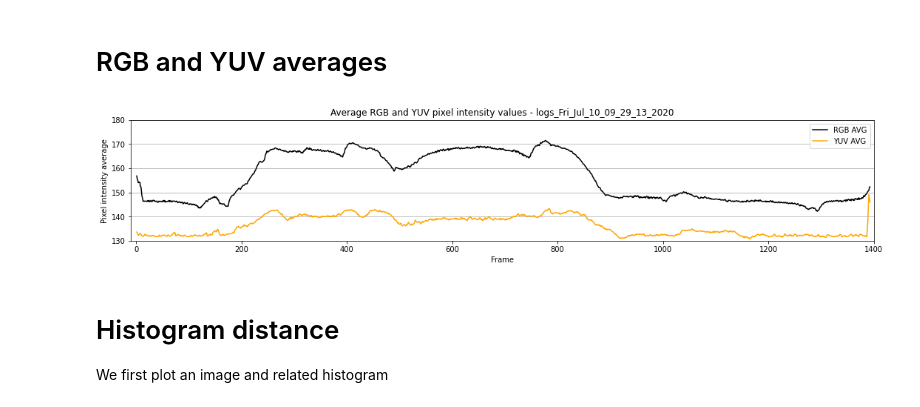
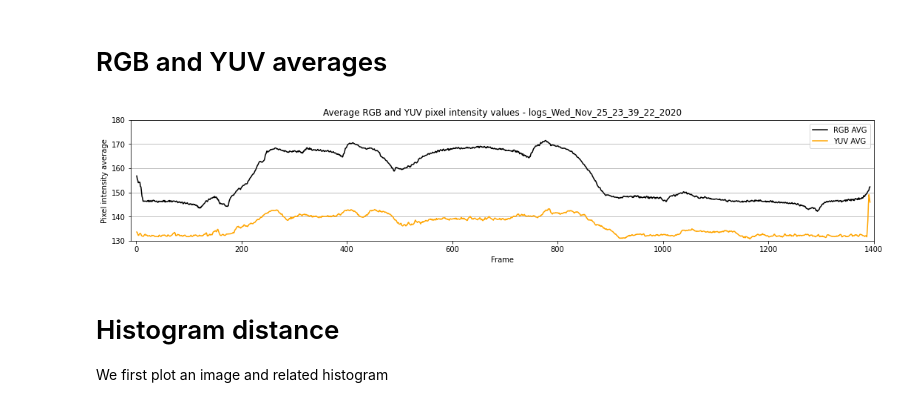
Before and after one commit to dsikar/notebooks, a Jupyter notebook: RGBMeans.ipynb, the cells around one changed output. Cells and saved outputs as stored; diff of their text form; code cells hidden in the pictures.

```diff
--- a/RGBMeans.ipynb
+++ b/RGBMeans.ipynb
@@ -424,31 +424,31 @@ plt.show()
 # %%
 # plot
 plt.plot(avgs[:,IDX], avgs[:,RGB_AVG], label='RGB AVG', color="black")
 plt.plot(avgs[:,IDX], avgs[:,YUV_AVG], label='YUV AVG', color="orange")
 
 plt.ylabel('Pixel intensity average')
 plt.xlabel('Frame')
 # Set a title of the current axes.
 
-mytitle = 'Average RGB and YUV pixel intensity values - logs_Fri_Jul_10_09_29_13_2020'
+mytitle = 'Average RGB and YUV pixel intensity values - logs_Wed_Nov_25_23_39_22_2020'
 plt.title(mytitle)
 plt.grid(axis='y')
 
 
 # plt.xlim([-5,len(g)+5])
 
 # set limits
 xmin = -10
 xmax = 1400
 plt.xlim([xmin,xmax])
 ymin = 130
 ymax = 180
 plt.ylim([ymin,ymax])
 #plt.gca().invert_yaxis()
 plt.legend(loc='upper right')
 plt.show()
 # %% [output]
-[figure, old version]
+[figure, new version]
 # %% [markdown]
 # Histogram distance
 We first plot an image and related histogram
```
Also changed, not shown: parts of 35 cells of this notebook.
